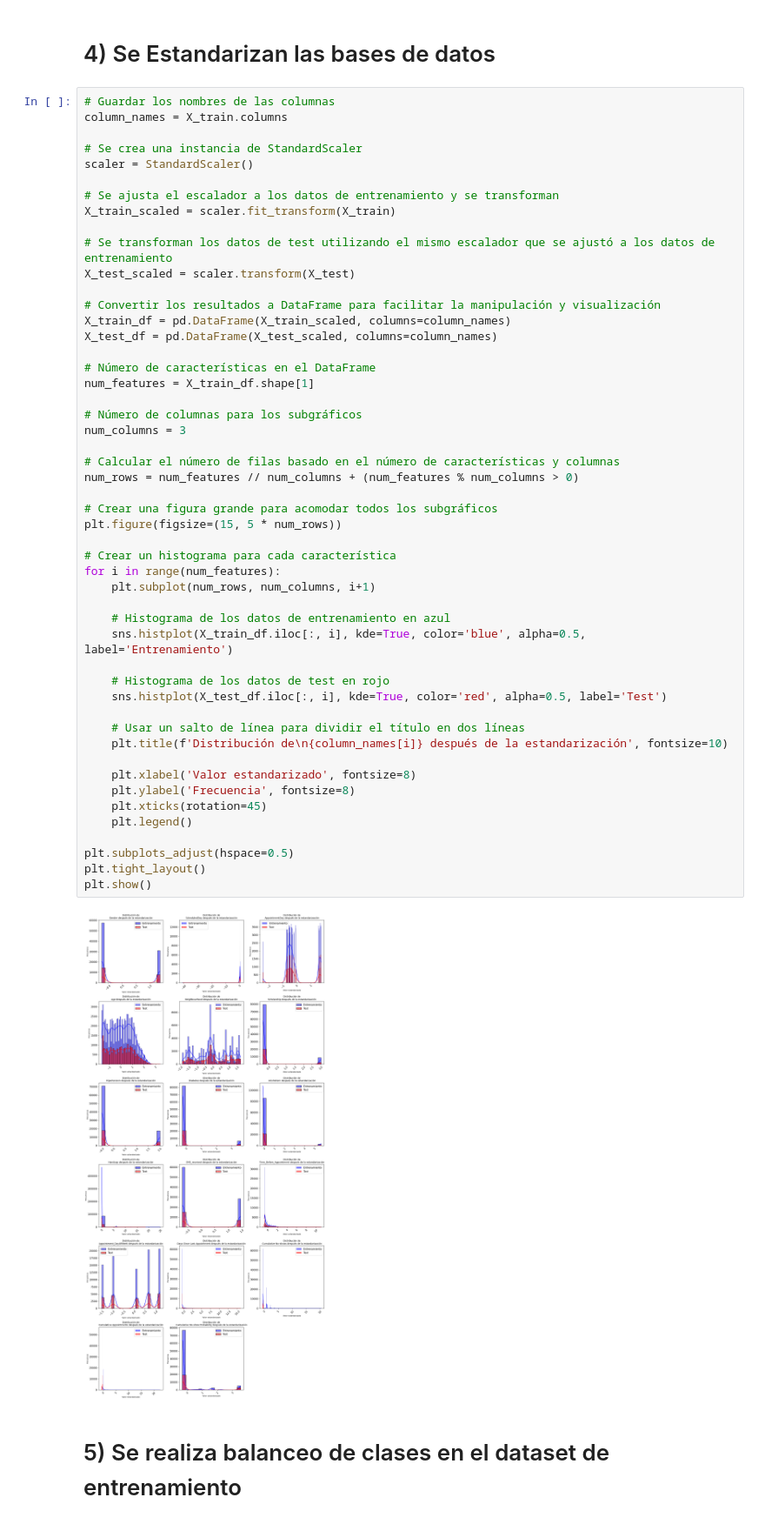
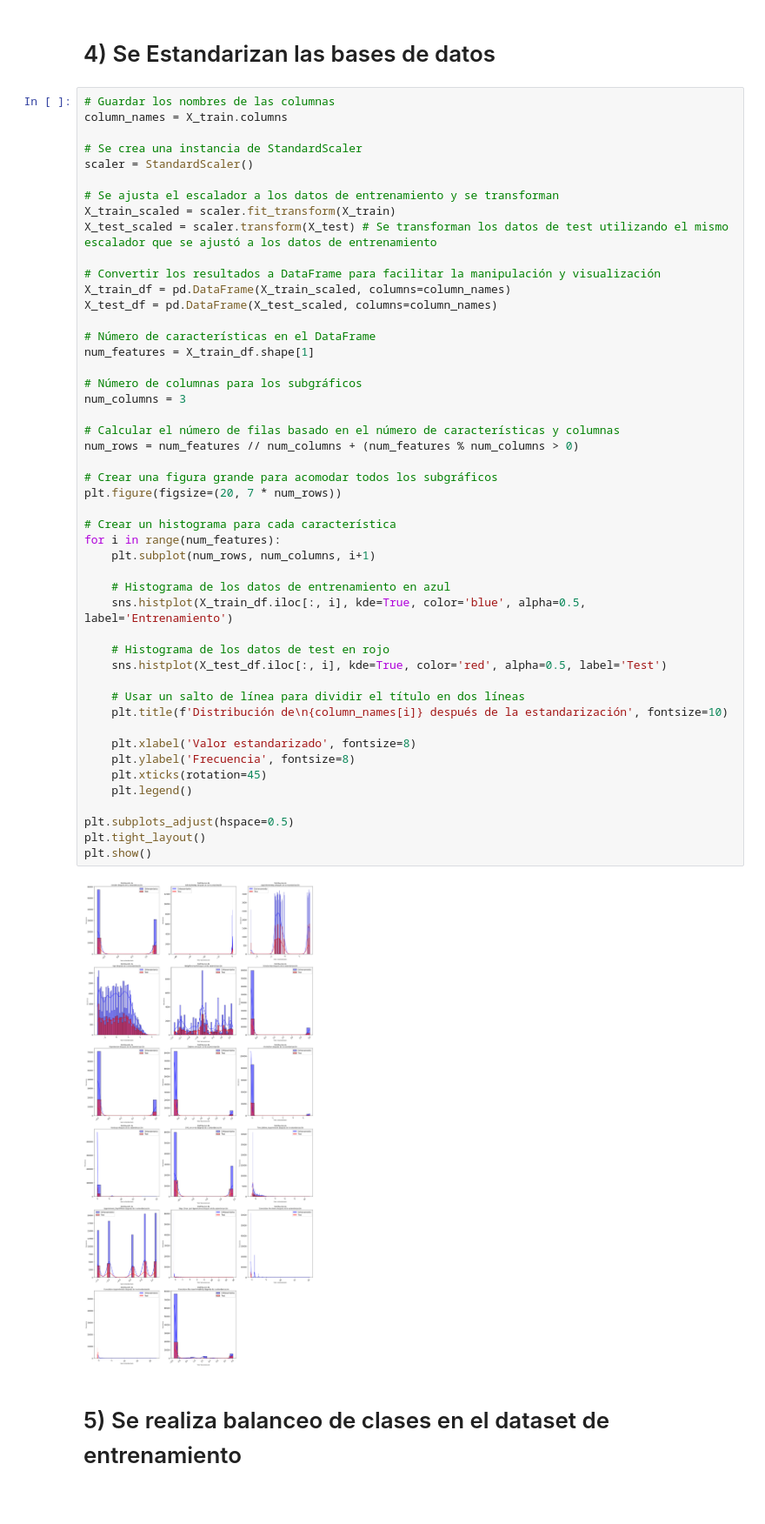
Before and after one commit to SValduezaL/TFM-Master-IA-INESDI, a Jupyter notebook: BBDD Kaagle/predicción_ inasistencia_v2.ipynb, the cells around one changed output. Shown at 87% size. Cells and saved outputs as stored; diff of their text form; blank space fills up the shorter version.

```diff
--- a/BBDD Kaagle/predicción_ inasistencia_v2.ipynb
+++ b/BBDD Kaagle/predicción_ inasistencia_v2.ipynb
@@ -376,9 +376,7 @@ scaler = StandardScaler()
 
 # Se ajusta el escalador a los datos de entrenamiento y se transforman
 X_train_scaled = scaler.fit_transform(X_train)
-
-# Se transforman los datos de test utilizando el mismo escalador que se ajustó a los datos de entrenamiento
-X_test_scaled = scaler.transform(X_test)
+X_test_scaled = scaler.transform(X_test) # Se transforman los datos de test utilizando el mismo escalador que se ajustó a los datos de entrenamiento
 
 # Convertir los resultados a DataFrame para facilitar la manipulación y visualización
 X_train_df = pd.DataFrame(X_train_scaled, columns=column_names)
@@ -390,35 +388,35 @@ num_features = X_train_df.shape[1]
 # Número de columnas para los subgráficos
 num_columns = 3
 
 # Calcular el número de filas basado en el número de características y columnas
 num_rows = num_features // num_columns + (num_features % num_columns > 0)
 
 # Crear una figura grande para acomodar todos los subgráficos
-plt.figure(figsize=(15, 5 * num_rows))
+plt.figure(figsize=(20, 7 * num_rows))
 
 # Crear un histograma para cada característica
 for i in range(num_features):
     plt.subplot(num_rows, num_columns, i+1)
 
     # Histograma de los datos de entrenamiento en azul
     sns.histplot(X_train_df.iloc[:, i], kde=True, color='blue', alpha=0.5, label='Entrenamiento')
 
     # Histograma de los datos de test en rojo
     sns.histplot(X_test_df.iloc[:, i], kde=True, color='red', alpha=0.5, label='Test')
 
     # Usar un salto de línea para dividir el título en dos líneas
     plt.title(f'Distribución de\n{column_names[i]} después de la estandarización', fontsize=10)
 
     plt.xlabel('Valor estandarizado', fontsize=8)
     plt.ylabel('Frecuencia', fontsize=8)
     plt.xticks(rotation=45)
     plt.legend()
 
 plt.subplots_adjust(hspace=0.5)
 plt.tight_layout()
 plt.show()
 # %% [output]
-[figure, old version]
+[figure, new version]
 # %% [markdown]
 # 5) Se realiza balanceo de clases en el dataset de entrenamiento
 # %%
```
Also changed, not shown: parts of 12 cells of this notebook.
